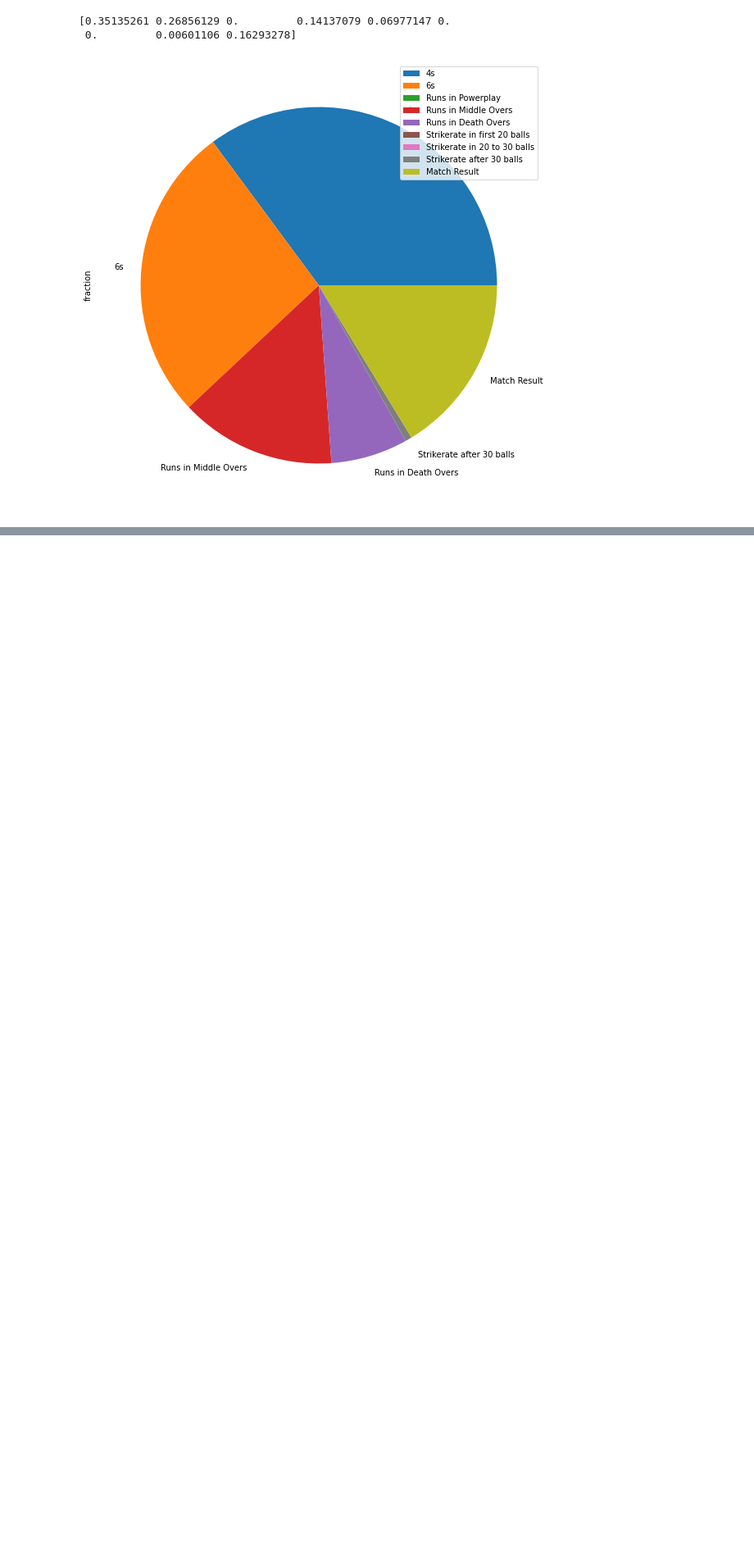
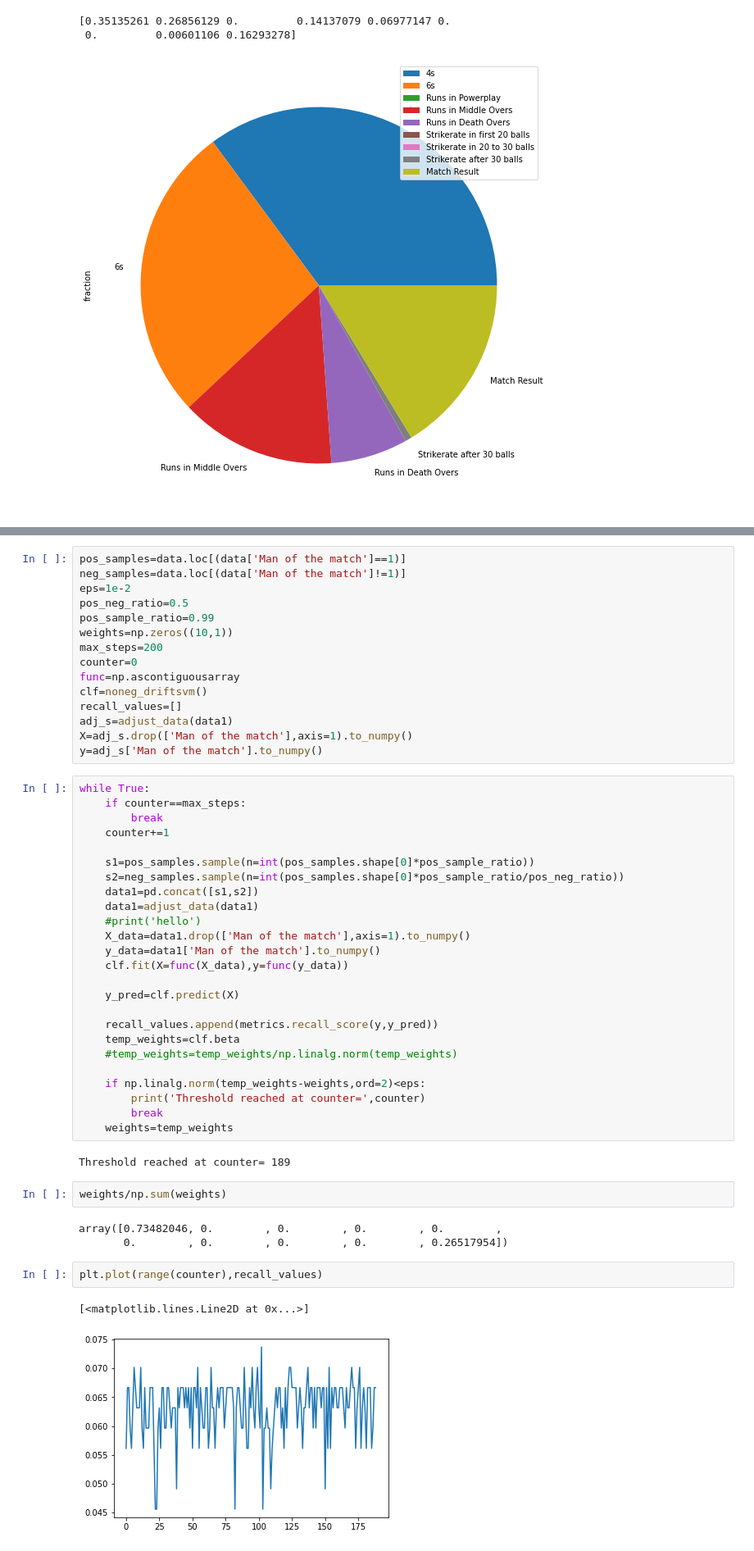
Before and after one commit to gaurav638012/SURP_IPL, a Jupyter notebook: Week3/Batsman Stats Analysis.ipynb, the cells around one changed output, grey strips where cells are left out. Shown: that part at 82% size. Saved outputs shown, nothing was run; the diff lists cells and outputs as text; blank space fills up the shorter version.

```diff
--- a/Week3/Batsman Stats Analysis.ipynb
+++ b/Week3/Batsman Stats Analysis.ipynb
@@ -147,0 +173,52 @@ weights(adjust_data(data))
+# %%
+pos_samples=data.loc[(data['Man of the match']==1)]
+neg_samples=data.loc[(data['Man of the match']!=1)]
+eps=1e-2
+pos_neg_ratio=0.5
+pos_sample_ratio=0.99
+weights=np.zeros((10,1))
+max_steps=200
+counter=0
+func=np.ascontiguousarray
+clf=noneg_driftsvm()
+recall_values=[]
+adj_s=adjust_data(data1)
+X=adj_s.drop(['Man of the match'],axis=1).to_numpy()
+y=adj_s['Man of the match'].to_numpy()
+# %%
+while True:
+    if counter==max_steps:
+        break
+    counter+=1
+
+    s1=pos_samples.sample(n=int(pos_samples.shape[0]*pos_sample_ratio))
+    s2=neg_samples.sample(n=int(pos_samples.shape[0]*pos_sample_ratio/pos_neg_ratio))
+    data1=pd.concat([s1,s2])
+    data1=adjust_data(data1)
+    #print('hello')
+    X_data=data1.drop(['Man of the match'],axis=1).to_numpy()
+    y_data=data1['Man of the match'].to_numpy()
+    clf.fit(X=func(X_data),y=func(y_data))
+
+    y_pred=clf.predict(X)
+
+    recall_values.append(metrics.recall_score(y,y_pred))
+    temp_weights=clf.beta
+    #temp_weights=temp_weights/np.linalg.norm(temp_weights)
+
+    if np.linalg.norm(temp_weights-weights,ord=2)<eps:
+        print('Threshold reached at counter=',counter)
+        break
+    weights=temp_weights
+# %% [output]
+Threshold reached at counter= 189
+# %%
+weights/np.sum(weights)
+# %% [output]
+array([0.73482046, 0.        , 0.        , 0.        , 0.        ,
+       0.        , 0.        , 0.        , 0.        , 0.26517954])
+# %%
+plt.plot(range(counter),recall_values)
+# %% [output]
+[<matplotlib.lines.Line2D at 0x...>]
+[figure, added]
```
Also changed, not shown: parts of 7 cells of this notebook.
